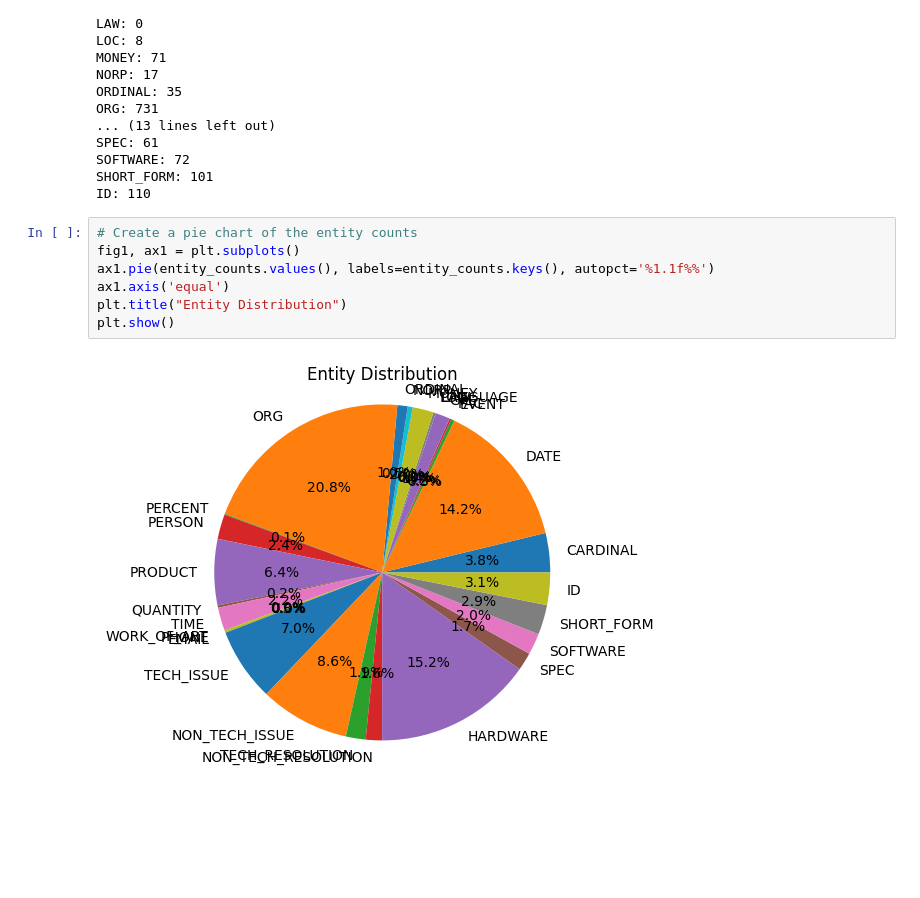
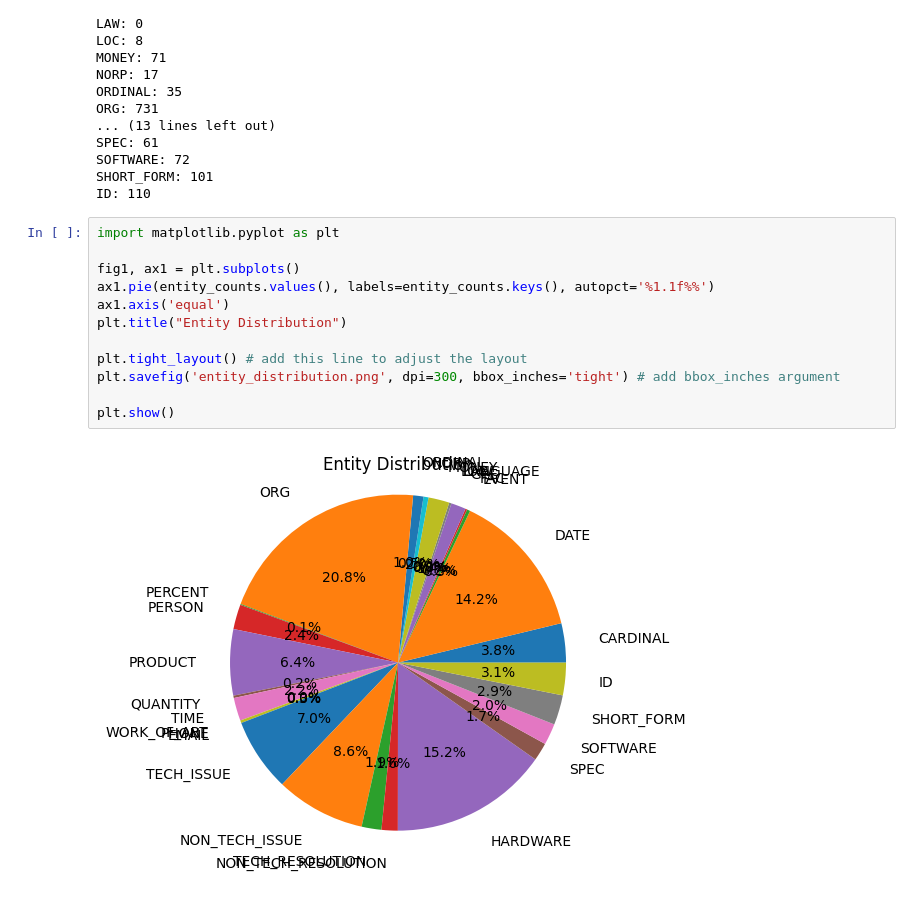
Before and after one commit to faitholopade/SWENG-Named-Entity-Recognition-Model, a Jupyter notebook: Evaluations/Stats Script V1.0.ipynb, the cells around one changed output. Saved outputs shown, nothing was run; the diff lists cells and outputs as text; blank space fills up the shorter version.

Commit message:
Fixing charts

```diff
--- a/Evaluations/Stats Script V1.0.ipynb
+++ b/Evaluations/Stats Script V1.0.ipynb
@@ -58,14 +58,19 @@ SOFTWARE: 72
 SHORT_FORM: 101
 ID: 110
 # %%
-# Create a pie chart of the entity counts
+import matplotlib.pyplot as plt
+
 fig1, ax1 = plt.subplots()
 ax1.pie(entity_counts.values(), labels=entity_counts.keys(), autopct='%1.1f%%')
 ax1.axis('equal')
 plt.title("Entity Distribution")
+
+plt.tight_layout() # add this line to adjust the layout
+plt.savefig('entity_distribution.png', dpi=300, bbox_inches='tight') # add bbox_inches argument
+
 plt.show()
 # %% [output]
-[figure, old version]
+[figure, new version]
 # %%
 # Create a bar graph of the entity counts
 fig2, ax2 = plt.subplots()
```
Also changed, not shown: parts of 1 cell of this notebook, 2 other files.
